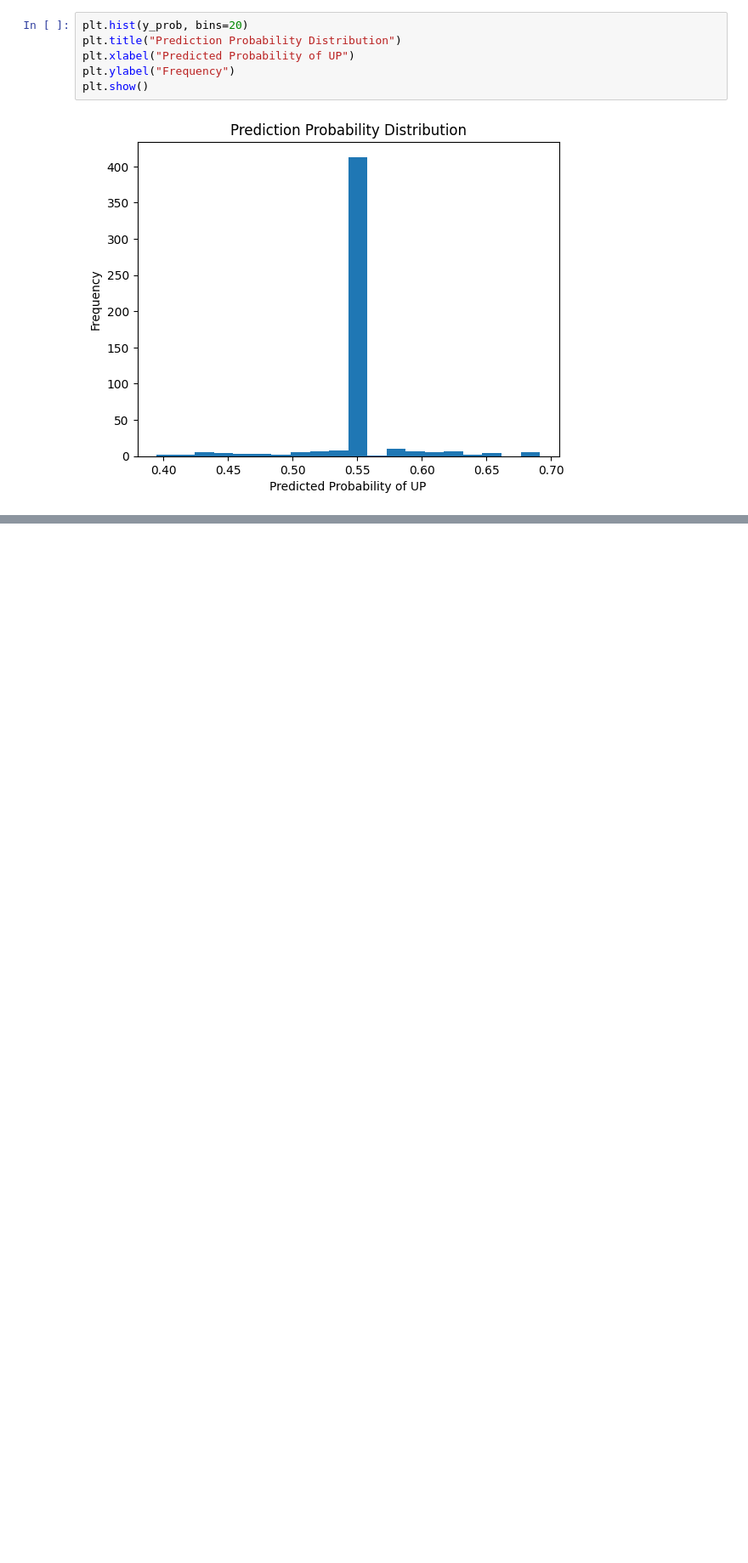
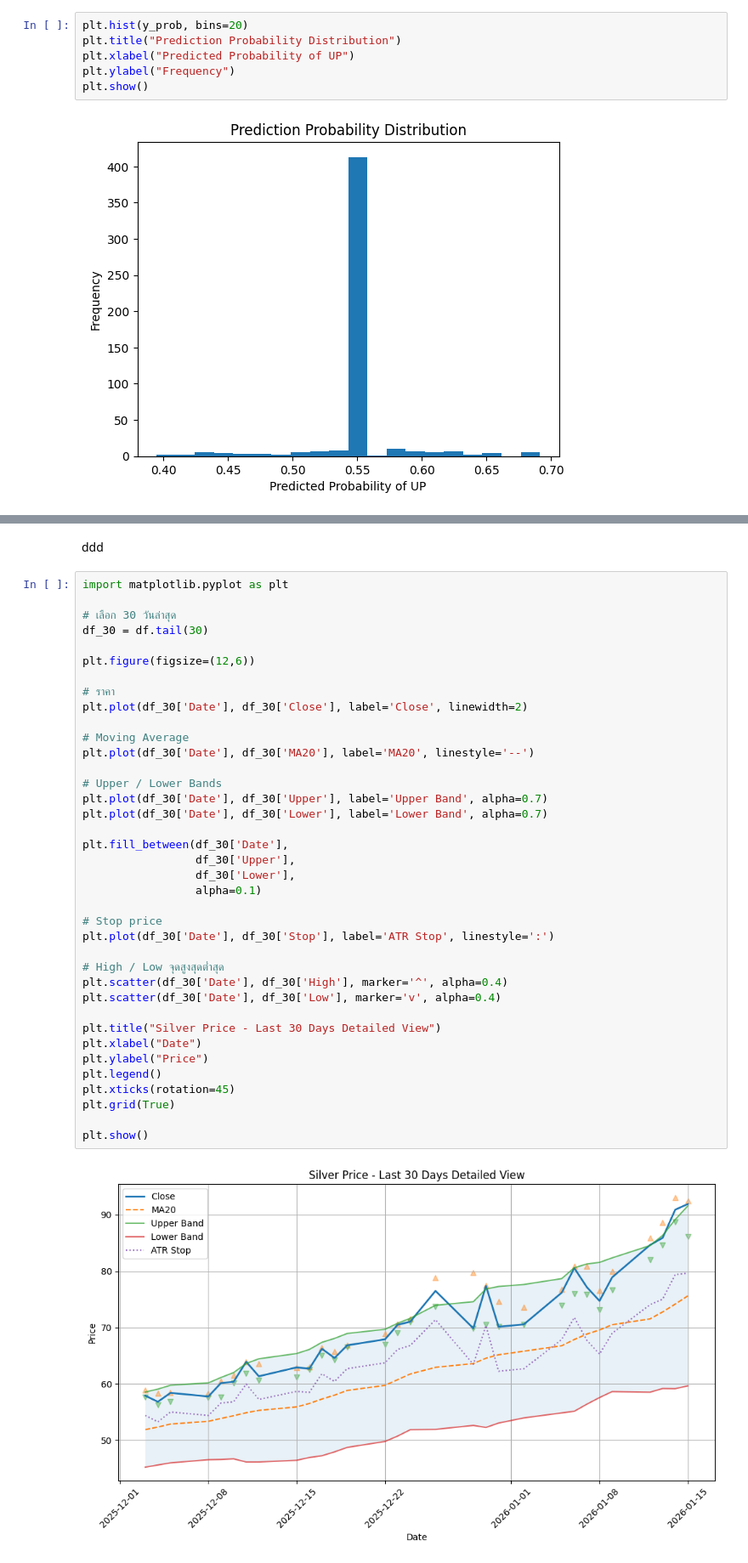
Before and after one commit to natchanon39089Dv/AIProject, a Jupyter notebook: Module/Real/RandomForrest.ipynb, the cells around one changed output, grey strips where cells are left out. Shown at 85% size. Saved outputs shown, nothing was run; the diff lists cells and outputs as text; blank space fills up the shorter version.

```diff
--- a/Module/Real/RandomForrest.ipynb
+++ b/Module/Real/RandomForrest.ipynb
@@ -165,0 +219,42 @@ plt.show()
+# %% [markdown]
+ddd
+# %%
+import matplotlib.pyplot as plt
+
+# เลือก 30 วันล่าสุด
+df_30 = df.tail(30)
+
+plt.figure(figsize=(12,6))
+
+# ราคา
+plt.plot(df_30['Date'], df_30['Close'], label='Close', linewidth=2)
+
+# Moving Average
+plt.plot(df_30['Date'], df_30['MA20'], label='MA20', linestyle='--')
+
+# Upper / Lower Bands
+plt.plot(df_30['Date'], df_30['Upper'], label='Upper Band', alpha=0.7)
+plt.plot(df_30['Date'], df_30['Lower'], label='Lower Band', alpha=0.7)
+
+plt.fill_between(df_30['Date'],
+                 df_30['Upper'],
+                 df_30['Lower'],
+                 alpha=0.1)
+
+# Stop price
+plt.plot(df_30['Date'], df_30['Stop'], label='ATR Stop', linestyle=':')
+
+# High / Low จุดสูงสุดต่ำสุด
+plt.scatter(df_30['Date'], df_30['High'], marker='^', alpha=0.4)
+plt.scatter(df_30['Date'], df_30['Low'], marker='v', alpha=0.4)
+
+plt.title("Silver Price - Last 30 Days Detailed View")
+plt.xlabel("Date")
+plt.ylabel("Price")
+plt.legend()
+plt.xticks(rotation=45)
+plt.grid(True)
+
+plt.show()
+# %% [output]
+[figure, added]
```
Also changed, not shown: parts of 5 cells of this notebook, 1 other file.
